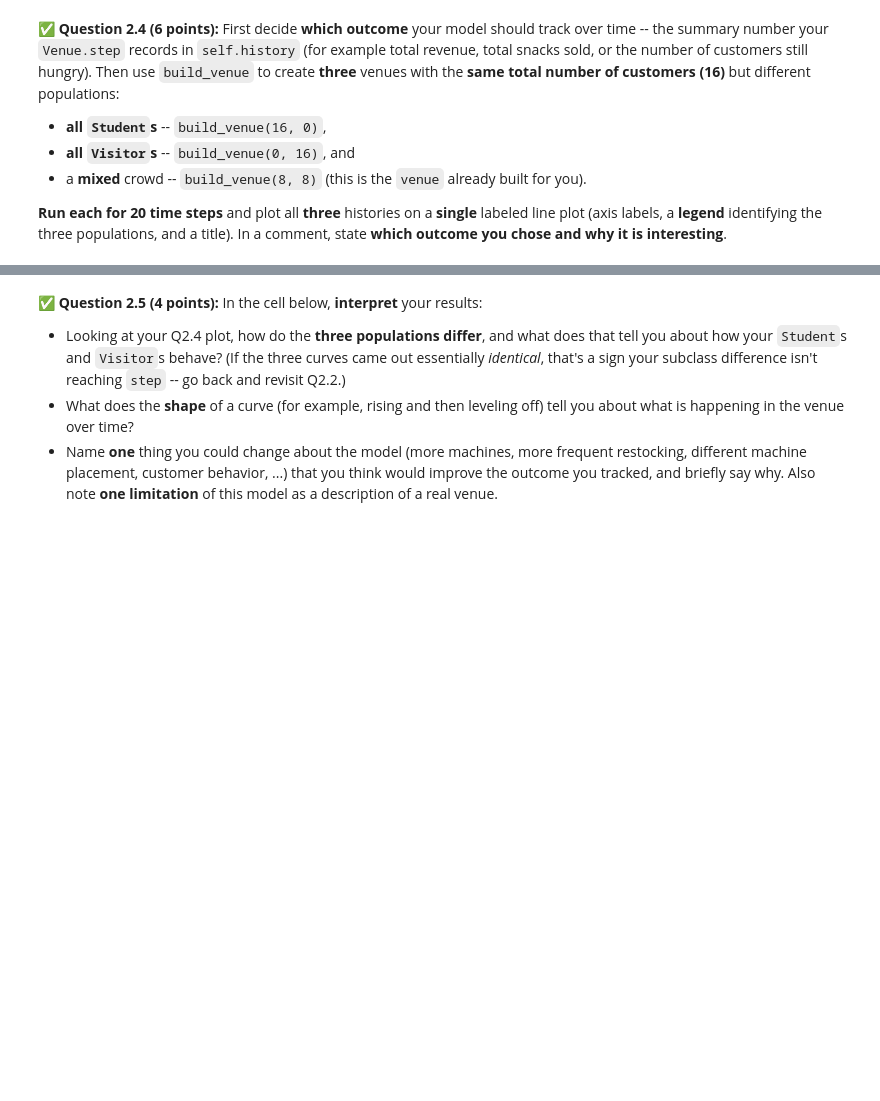
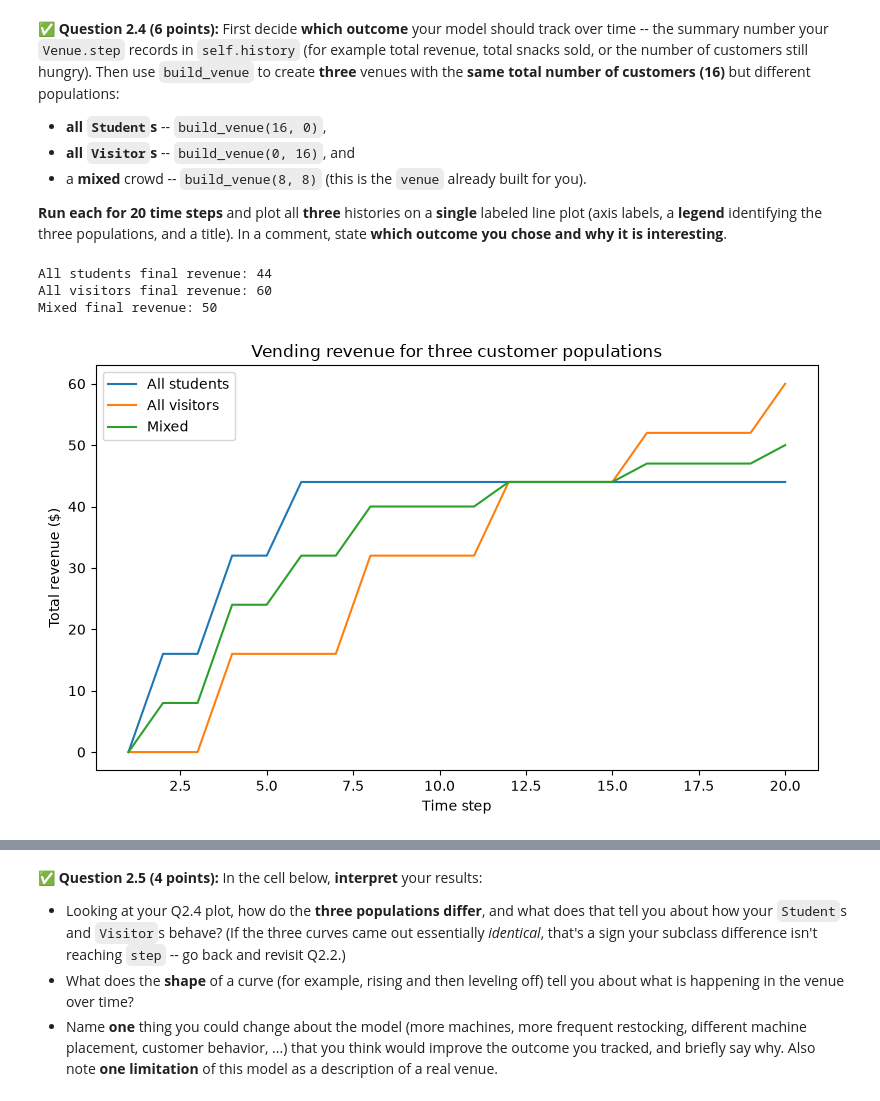
Before and after one commit to ykalani/CMSE202-f26-turnin, a Jupyter notebook: hw-02/HW02-ABMandGraphTheory-STUDENT.ipynb, the cells around one changed output, grey strips where cells are left out. Saved outputs shown, nothing was run; the diff lists cells and outputs as text; code cells hidden in the pictures; blank space fills up the shorter version.

```diff
--- a/hw-02/HW02-ABMandGraphTheory-STUDENT.ipynb
+++ b/hw-02/HW02-ABMandGraphTheory-STUDENT.ipynb
@@ -211,0 +212,10 @@ class Visitor(Customer):
+# %%
+class Student(Customer):
+    def __init__(self, position):
+        """Create a student who gets hungry quickly."""
+        super().__init__(cash=3, position=position, hunger_rate=2, hunger_threshold=3)
+
+class Visitor(Customer):
+    def __init__(self, position):
+        """Create a visitor with more cash who gets hungry slowly."""
+        super().__init__(cash=8, position=position, hunger_rate=1, hunger_threshold=4)
@@ -345,3 +383,49 @@ you chose and why it is interesting**.
+# %%
+import matplotlib.pyplot as plt
+
+import random
+
+# Track total revenue to compare how quickly each crowd buys snacks.
+populations = {}
+for label, n_students, n_visitors in [
+    ('All students', 16, 0),
+    ('All visitors', 0, 16),
+    ('Mixed', 8, 8),
+]:
+    rng = random.Random(202610)
+    machines = [
+        VendingMachine(
+            ['Twix', 'Snickers', 'M&Ms', 'Chips', 'Pretzels'] * 4,
+            location=location,
+        )
+        for location in [(1, 1), (8, 8), (1, 8)]
+    ]
+    customers = [
+        Student(position=(rng.randint(0, 9), rng.randint(0, 9)))
+        for _ in range(n_students)
+    ]
+    customers += [
+        Visitor(position=(rng.randint(0, 9), rng.randint(0, 9)))
+        for _ in range(n_visitors)
+    ]
+    populations[label] = Venue(machines, customers)
+
+plt.figure(figsize=(8, 5))
+for label, crowd in populations.items():
+    history = crowd.run(20)
+    plt.plot(range(1, 21), history, label=label)
+    print(label, 'final revenue:', history[-1])
+plt.xlabel('Time step')
+plt.ylabel('Total revenue ($)')
+plt.title('Vending revenue for three customer populations')
+plt.legend()
+plt.tight_layout()
+plt.show()
+# %% [output]
+All students final revenue: 44
+All visitors final revenue: 60
+Mixed final revenue: 50
+[figure, added]
 # %% [markdown]
 <!-- END QUESTION -->
 <!-- DO NOT MODIFY OR DELETE THIS CELL -->
```
Also changed, not shown: parts of 16 cells of this notebook.
